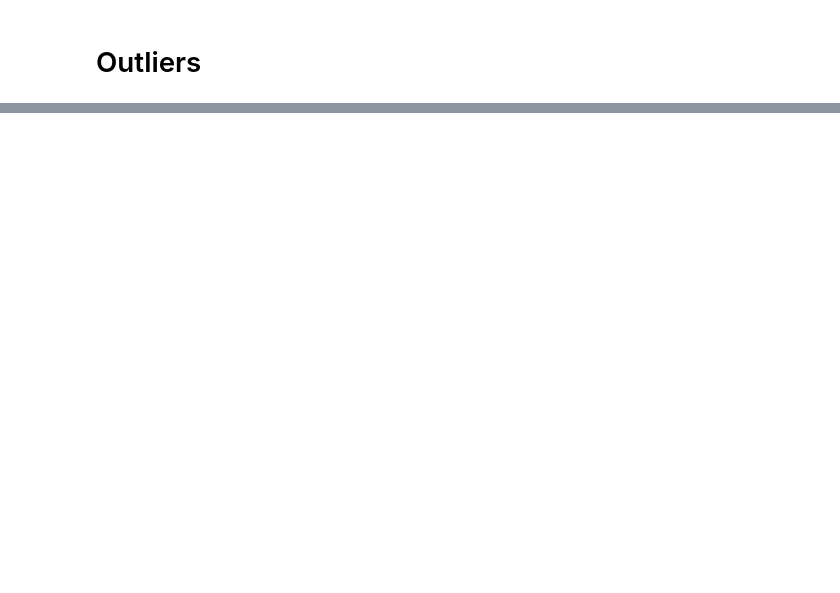
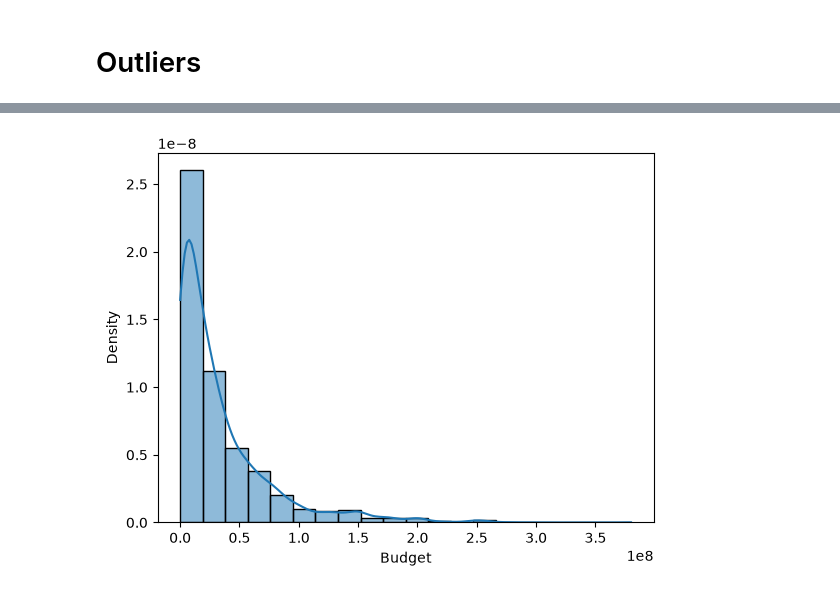
Before and after one commit to AlejandroBeldaFernandez/Movies_Recommendations, a Jupyter notebook: Movies_Recommendation.ipynb, the cells around one changed output, grey strips where cells are left out. Drawn from its saved outputs; the diff is of its cells as text; code cells hidden in the pictures; blank space fills up the shorter version.

```diff
--- a/Movies_Recommendation.ipynb
+++ b/Movies_Recommendation.ipynb
@@ -1263,0 +1713,8 @@ noise.
+# %%
+movies_without_0 = movies[movies['budget'] != 0]
+sns.histplot(movies_without_0['budget'], bins=20, edgecolor='black', kde=True, stat='density')
+plt.ylabel('Density')
+plt.xlabel('Budget')
+plt.show()
+# %% [output]
+[figure, added]
```
Also changed, not shown: parts of 180 cells of this notebook.
